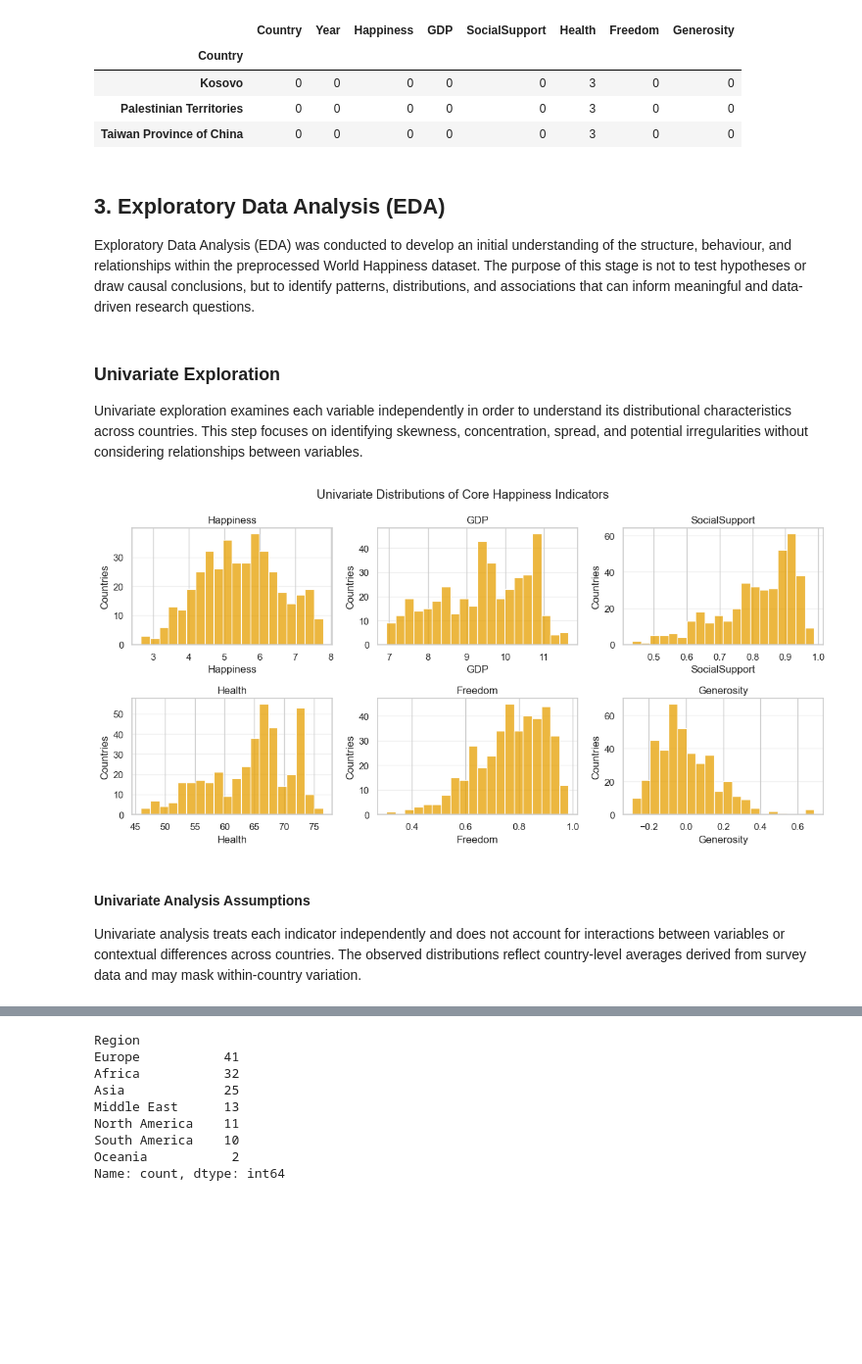
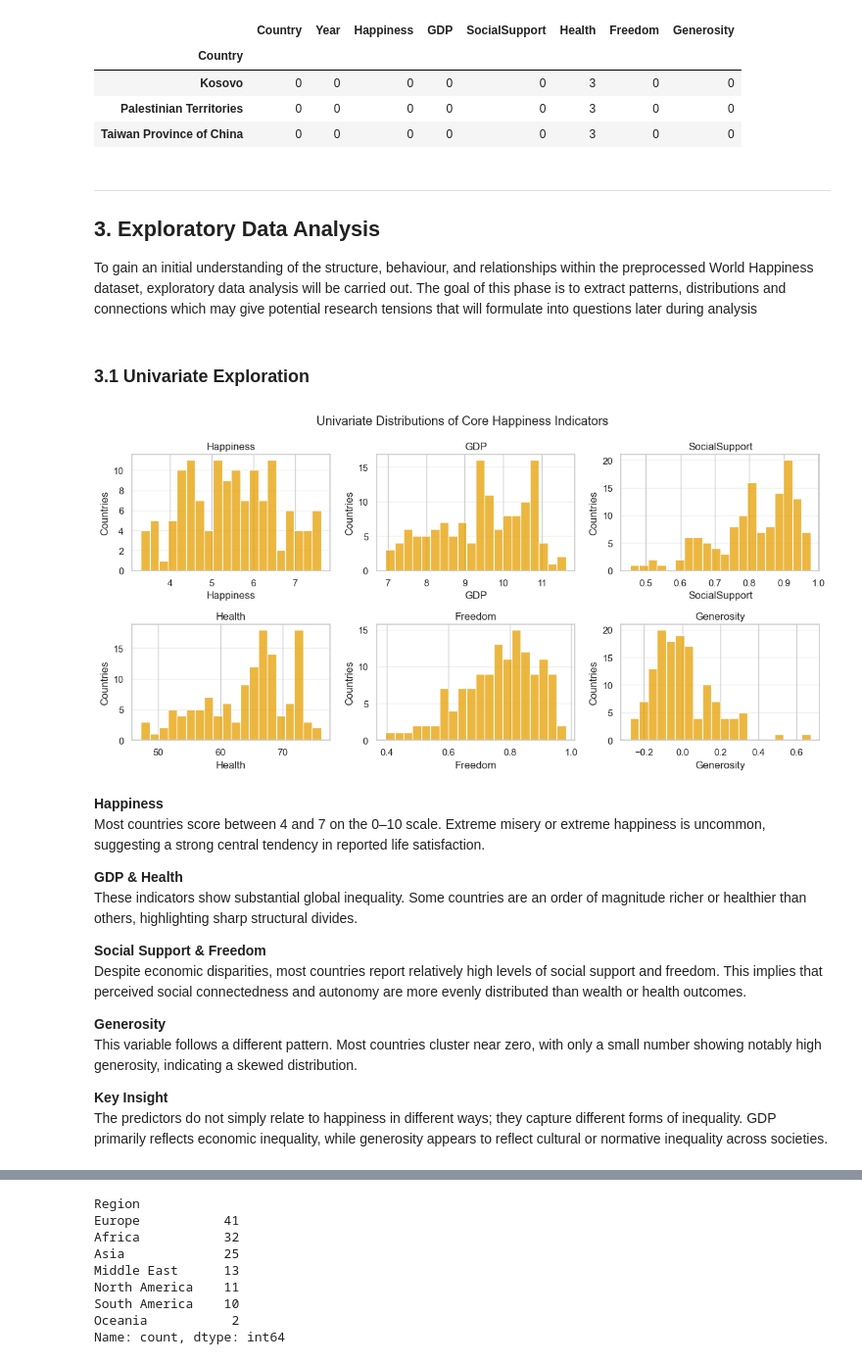
Before and after one commit to baxasd/DVCW, a Jupyter notebook: Z22590018.ipynb, the cells around one changed output, grey strips where cells are left out. Shown: that part at 98% size. Drawn from its saved outputs; the diff is of its cells as text; code cells hidden in the pictures; blank space fills up the shorter version.

```diff
--- a/Z22590018.ipynb
+++ b/Z22590018.ipynb
@@ -243,47 +236,57 @@ Final dataset saved successfully...
 | Palestinian Territories | 0 | 0 | 0 | 0 | 0 | 3 | 0 | 0 |
 | Taiwan Province of China | 0 | 0 | 0 | 0 | 0 | 3 | 0 | 0 |
 # %% [markdown]
-## 3. Exploratory Data Analysis (EDA)
-
-Exploratory Data Analysis (EDA) was conducted to develop an initial understanding of the structure, behaviour, and relationships within the preprocessed World Happiness dataset. The purpose of this stage is not to test hypotheses or draw causal conclusions, but to identify patterns, distributions, and associations that can inform meaningful and data-driven research questions.
+---
+## 3. Exploratory Data Analysis
+To gain an initial understanding of the structure, behaviour, and relationships within the preprocessed World Happiness dataset, exploratory data analysis will be carried out. The goal of this phase is to extract patterns, distributions and connections which may give potential research tensions that will formulate into questions later during analysis
 # %% [markdown]
-### Univariate Exploration
-
-Univariate exploration examines each variable independently in order to understand its distributional characteristics across countries. This step focuses on identifying skewness, concentration, spread, and potential irregularities without considering relationships between variables.
+### 3.1 Univariate Exploration
 # %%
-# Define Cols for analysis
+# Univariate distributions
 univariate_cols = [
     "Happiness",
     "GDP",
     "SocialSupport",
     "Health",
     "Freedom",
     "Generosity"]
 
-# Create plot
+# Country-level averaging 3-year window. For EDA and further analysis
+df_country = (df_balanced.groupby(["Country"], as_index=False)[univariate_cols].mean())
+
 fig, axes = plt.subplots(2, 3, figsize=(12, 6))
 axes = axes.flatten()
 
 for ax, col in zip(axes, univariate_cols):
     sns.histplot(
-        df_balanced[col],
+        df_country[col],
         bins=20,
         ax=ax
     )
     ax.set_title(col)
     ax.set_xlabel(col)
     ax.set_ylabel("Countries")
     ax.grid(True, axis="y", alpha=0.3)
 
-# Finalize
 plt.suptitle("Univariate Distributions of Core Happiness Indicators")
 plt.tight_layout()
-plt.savefig(f"assets/eda/univariate_distribution.png", dpi=300, bbox_inches="tight")
+plt.savefig("assets/eda/univariate_distribution.png", dpi=300, bbox_inches="tight")
 plt.show()
 # %% [output]
-[figure, old version]
+[figure, new version]
 # %% [markdown]
-#### Univariate Analysis Assumptions
+**Happiness**
+Most countries score between 4 and 7 on the 0–10 scale. Extreme misery or extreme happiness is uncommon, suggesting a strong central tendency in reported life satisfaction.
 
-Univariate analysis treats each indicator independently and does not account for interactions between variables or contextual differences across countries. The observed distributions reflect country-level averages derived from survey data and may mask within-country variation.
+**GDP & Health**
+These indicators show substantial global inequality. Some countries are an order of magnitude richer or healthier than others, highlighting sharp structural divides.
+
+**Social Support & Freedom**
+Despite economic disparities, most countries report relatively high levels of social support and freedom. This implies that perceived social connectedness and autonomy are more evenly distributed than wealth or health outcomes.
+
+**Generosity**
+This variable follows a different pattern. Most countries cluster near zero, with only a small number showing notably high generosity, indicating a skewed distribution.
+
+**Key Insight**
+The predictors do not simply relate to happiness in different ways; they capture different forms of inequality. GDP primarily reflects economic inequality, while generosity appears to reflect cultural or normative inequality across societies.
 # %% [markdown]
```
Also changed, not shown: parts of 32 cells of this notebook, 26 other files.
